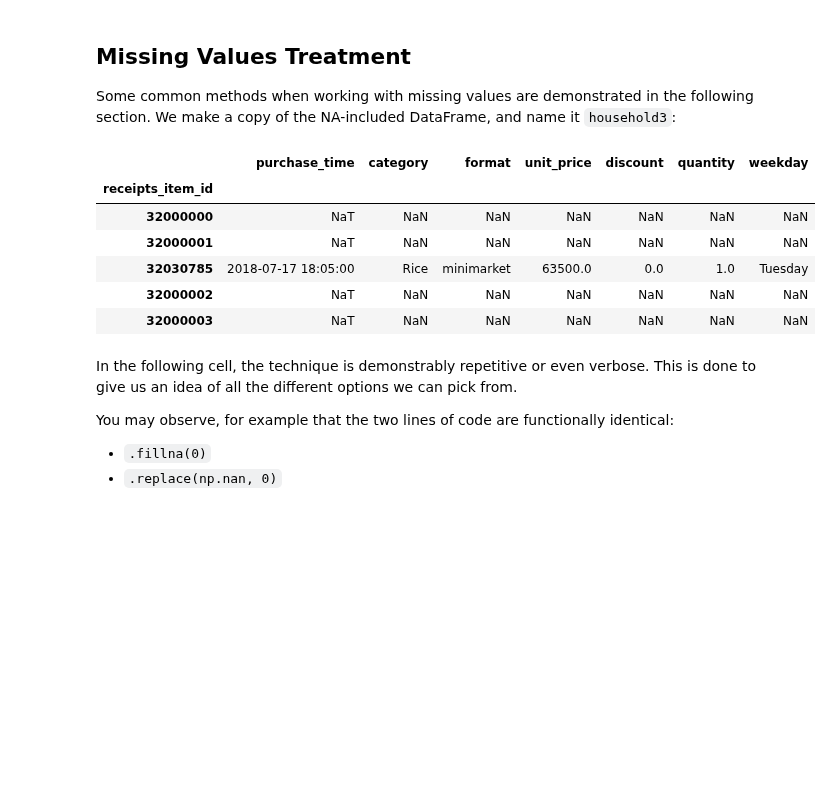
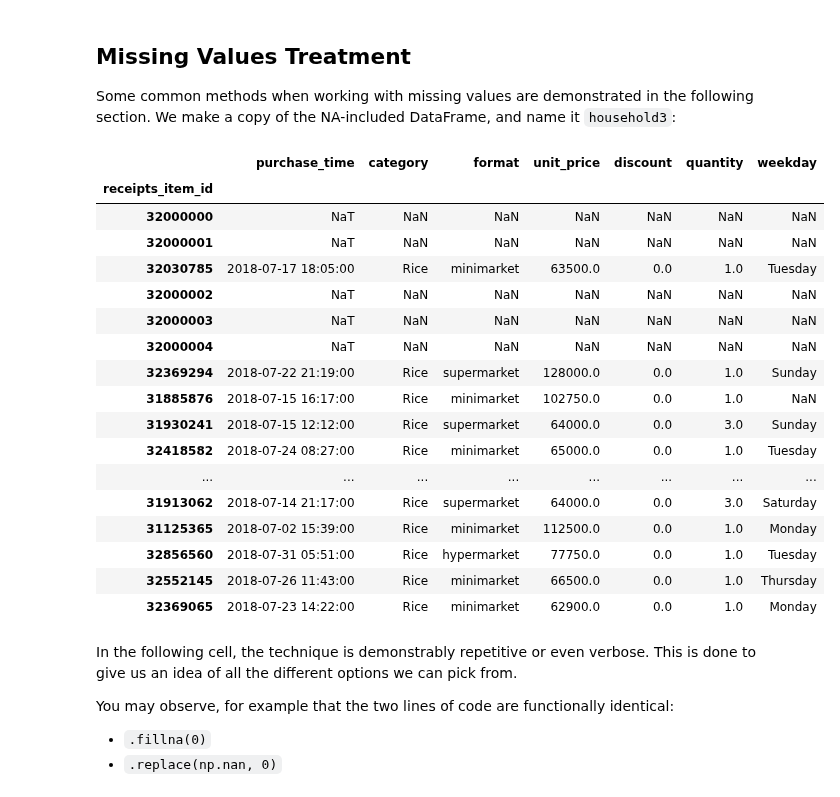
Before and after one commit to onlyphantom/dataanalysis, a Jupyter notebook: 2_Exploratory_Data_Analysis.ipynb, the cells around one changed output. Drawn from its saved outputs; the diff is of its cells as text; code cells hidden in the pictures; blank space fills up the shorter version.

```diff
--- a/2_Exploratory_Data_Analysis.ipynb
+++ b/2_Exploratory_Data_Analysis.ipynb
@@ -505,6 +512,10 @@ During the data exploration and preparation phase, it is likely we come across s
 
 In `pandas`, we use `NaN` (not a number) to denote missing data; The equivalent for datetime is `NaT` but both are essentially compatible with each other. From the docs:
 > The choice of using `NaN` internally to denote missing data was largely for simplicity and performance reasons. We are hopeful that NumPy will soon be able to provide a native NA type solution (similar to R) performant enough to be used in pandas.
+# %%
+household = pd.read_csv("data_input/household.csv", index_col=1, parse_dates=['purchase_time'])
+household.drop(['receipt_id', 'yearmonth', 'sub_category'], axis=1, inplace=True)
+household['weekday'] = household['purchase_time'].dt.day_name()
 # %%
 import math
 x=[i for i in range(32000000, 32000005)]
@@ -645,15 +655,27 @@ Going back to `household2`: what is a reasonable strategy? List them down or in
 Some common methods when working with missing values are demonstrated in the following section. We make a copy of the NA-included DataFrame, and name it `household3`:
 # %%
 household3 = household2.copy()
-household3.head()
+# household3 = household2.convert_dtypes().copy()
+household3
 # %% [output]
 |  | purchase_time | category | format | unit_price | discount | quantity | weekday |
 | receipts_item_id |  |  |  |  |  |  |  |
 | 32000000 | NaT | NaN | NaN | NaN | NaN | NaN | NaN |
 | 32000001 | NaT | NaN | NaN | NaN | NaN | NaN | NaN |
 | 32030785 | 2018-07-17 18:05:00 | Rice | minimarket | 63500.0 | 0.0 | 1.0 | Tuesday |
 | 32000002 | NaT | NaN | NaN | NaN | NaN | NaN | NaN |
 | 32000003 | NaT | NaN | NaN | NaN | NaN | NaN | NaN |
+| 32000004 | NaT | NaN | NaN | NaN | NaN | NaN | NaN |
+| 32369294 | 2018-07-22 21:19:00 | Rice | supermarket | 128000.0 | 0.0 | 1.0 | Sunday |
+| 31885876 | 2018-07-15 16:17:00 | Rice | minimarket | 102750.0 | 0.0 | 1.0 | NaN |
+| 31930241 | 2018-07-15 12:12:00 | Rice | supermarket | 64000.0 | 0.0 | 3.0 | Sunday |
+| 32418582 | 2018-07-24 08:27:00 | Rice | minimarket | 65000.0 | 0.0 | 1.0 | Tuesday |
+| ... | ... | ... | ... | ... | ... | ... | ... |
+| 31913062 | 2018-07-14 21:17:00 | Rice | supermarket | 64000.0 | 0.0 | 3.0 | Saturday |
+| 31125365 | 2018-07-02 15:39:00 | Rice | minimarket | 112500.0 | 0.0 | 1.0 | Monday |
+| 32856560 | 2018-07-31 05:51:00 | Rice | hypermarket | 77750.0 | 0.0 | 1.0 | Tuesday |
+| 32552145 | 2018-07-26 11:43:00 | Rice | minimarket | 66500.0 | 0.0 | 1.0 | Thursday |
+| 32369065 | 2018-07-23 14:22:00 | Rice | minimarket | 62900.0 | 0.0 | 1.0 | Monday |
 # %% [markdown]
 In the following cell, the technique is demonstrably repetitive or even verbose. This is done to give us an idea of all the different options we can pick from.
 
```
Also changed, not shown: parts of 8 cells of this notebook, 2 other files.
